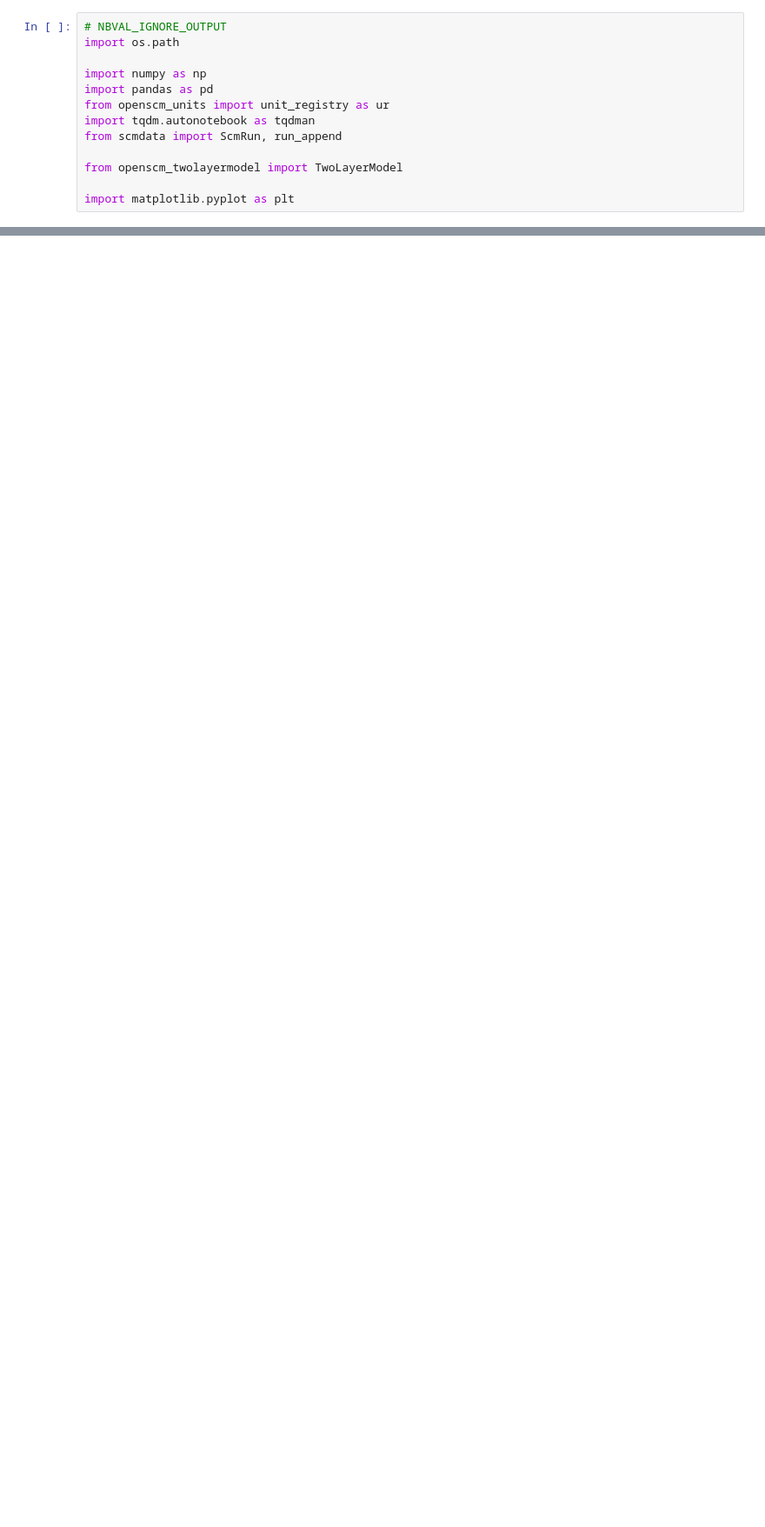
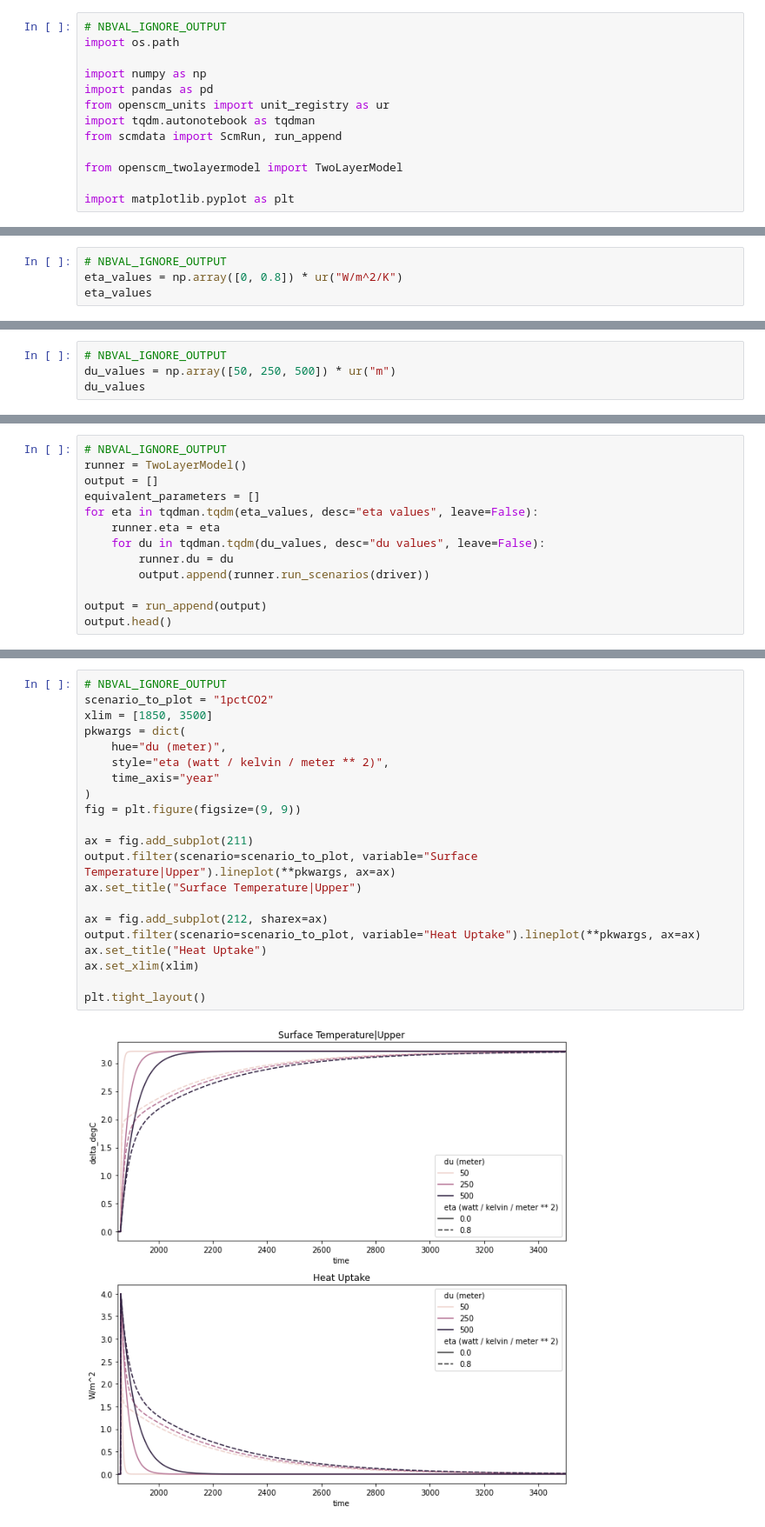
Before and after one commit to openscm/openscm-twolayermodel, a Jupyter notebook: docs/source/usage/one-layer-model.ipynb, the cells around one changed output, grey strips where cells are left out. Shown: that part at 87% size. Saved outputs shown, nothing was run; the diff lists cells and outputs as text; blank space fills up the shorter version.

```diff
--- a/docs/source/usage/one-layer-model.ipynb
+++ b/docs/source/usage/one-layer-model.ipynb
@@ -61,0 +71,4 @@ scenarios.filter(variable="Effective Radiative Forcing").lineplot()
+# %%
+# NBVAL_IGNORE_OUTPUT
+eta_values = np.array([0, 0.8]) * ur("W/m^2/K")
+eta_values
@@ -61,0 +78,4 @@ scenarios.filter(variable="Effective Radiative Forcing").lineplot()
+# %%
+# NBVAL_IGNORE_OUTPUT
+du_values = np.array([50, 250, 500]) * ur("m")
+du_values
@@ -61,0 +85,13 @@ scenarios.filter(variable="Effective Radiative Forcing").lineplot()
+# %%
+# NBVAL_IGNORE_OUTPUT
+runner = TwoLayerModel()
+output = []
+equivalent_parameters = []
+for eta in tqdman.tqdm(eta_values, desc="eta values", leave=False):
+    runner.eta = eta
+    for du in tqdman.tqdm(du_values, desc="du values", leave=False):
+        runner.du = du
+        output.append(runner.run_scenarios(driver))
+
+output = run_append(output)
+output.head()
@@ -61,0 +111,23 @@ scenarios.filter(variable="Effective Radiative Forcing").lineplot()
+# %%
+# NBVAL_IGNORE_OUTPUT
+scenario_to_plot = "1pctCO2"
+xlim = [1850, 3500]
+pkwargs = dict(
+    hue="du (meter)",
+    style="eta (watt / kelvin / meter ** 2)",
+    time_axis="year"
+)
+fig = plt.figure(figsize=(9, 9))
+
+ax = fig.add_subplot(211)
+output.filter(scenario=scenario_to_plot, variable="Surface Temperature|Upper").lineplot(**pkwargs, ax=ax)
+ax.set_title("Surface Temperature|Upper")
+
+ax = fig.add_subplot(212, sharex=ax)
+output.filter(scenario=scenario_to_plot, variable="Heat Uptake").lineplot(**pkwargs, ax=ax)
+ax.set_title("Heat Uptake")
+ax.set_xlim(xlim)
+
+plt.tight_layout()
+# %% [output]
+[figure, added]
```
Also changed, not shown: parts of 23 cells of this notebook.
